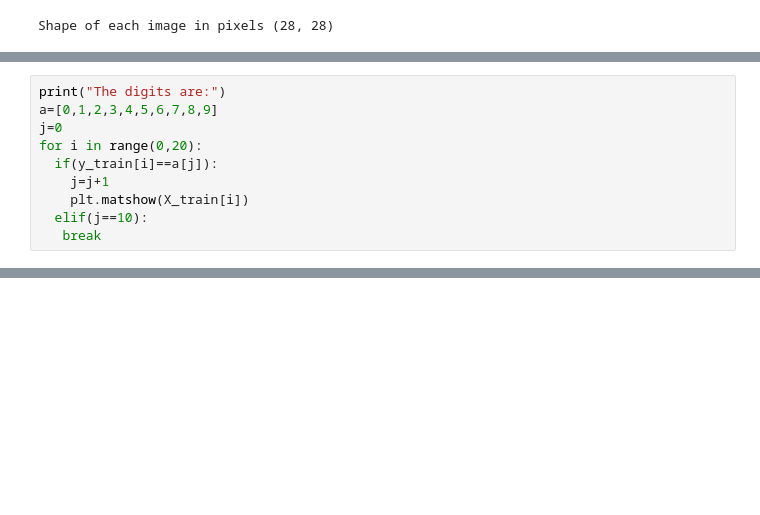
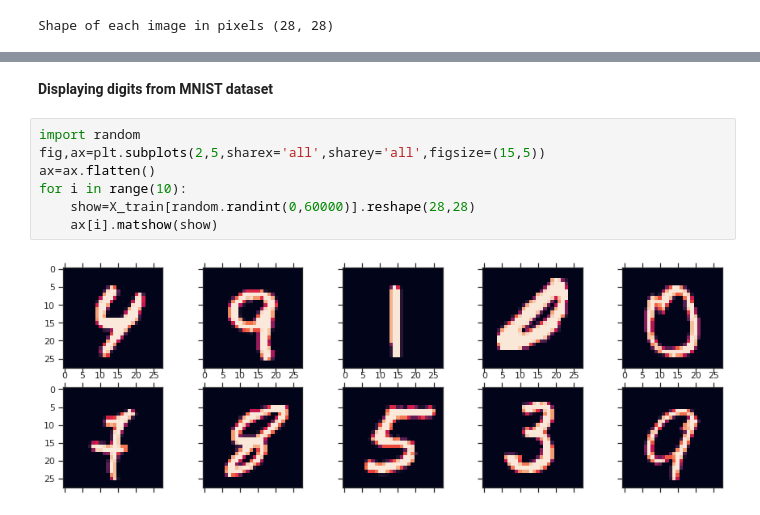
Before and after one commit to Data-Science-Community-SRM/Hand-Written-Digit-Classification-Recognition, a Jupyter notebook: P1_DSC.ipynb, the cells around one changed output, grey strips where cells are left out. Drawn from its saved outputs; the diff is of its cells as text; blank space fills up the shorter version.

```diff
--- a/P1_DSC.ipynb
+++ b/P1_DSC.ipynb
@@ -27,10 +29,0 @@ labels=pd.Series(y_train)
-# %%
-print("The digits are:")
-a=[0,1,2,3,4,5,6,7,8,9]
-j=0
-for i in range(0,20):
-  if(y_train[i]==a[j]):
-    j=j+1
-    plt.matshow(X_train[i])
-  elif(j==10):
-   break
@@ -48,0 +30,11 @@ The digits are:
+# %% [markdown]
+**Displaying digits from MNIST dataset**
+# %%
+import random
+fig,ax=plt.subplots(2,5,sharex='all',sharey='all',figsize=(15,5))
+ax=ax.flatten()
+for i in range(10):
+    show=X_train[random.randint(0,60000)].reshape(28,28)
+    ax[i].matshow(show)
+# %% [output]
+[figure, added]
```
Also changed, not shown: parts of 18 cells of this notebook.
